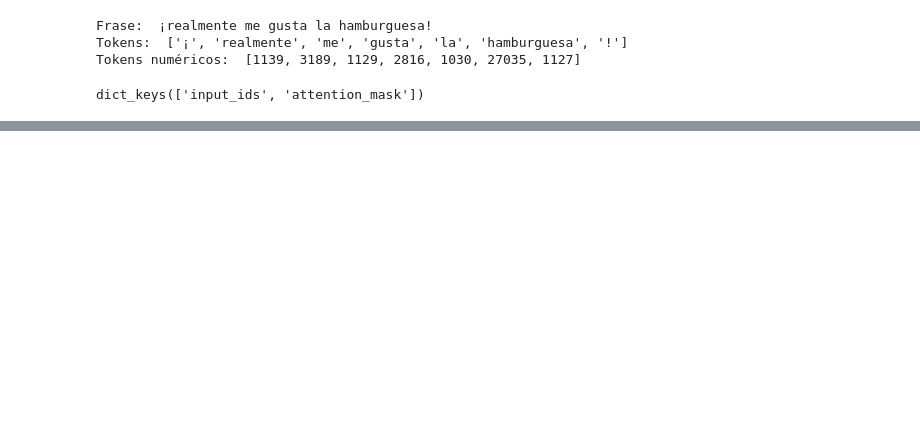
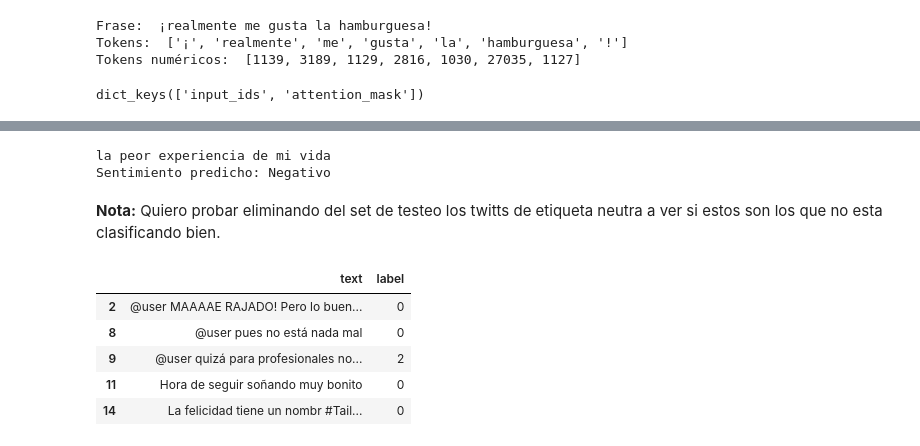
Before and after one commit to ivanpalenciab/Sentiment-analysis, a Jupyter notebook: sentiment_analysis.ipynb, the cells around one changed output, grey strips where cells are left out. Drawn from its saved outputs; the diff is of its cells as text; code cells hidden in the pictures; blank space fills up the shorter version.

```diff
--- a/sentiment_analysis.ipynb
+++ b/sentiment_analysis.ipynb
@@ -170,0 +346,8 @@ test_data_loader = data_loader(test_df, tokenizer, MAX_LEN, BATCH_SIZE)
+# %%
+#text = "esta fue una experiancia bastante desagradables, esperaba algo mejor."
+text ="la peor experiencia de mi vida"
+
+classifySentiment(text)
+# %% [output]
+la peor experiencia de mi vida
+Sentimiento predicho: Negativo
@@ -170,0 +361,12 @@ test_data_loader = data_loader(test_df, tokenizer, MAX_LEN, BATCH_SIZE)
+# %% [markdown]
+**Nota:** Quiero probar eliminando del set de testeo los twitts de etiqueta neutra a ver si estos son los que no esta clasificando bien.
+# %%
+test_df_no_neu = test_df[test_df["label"]!=1]
+test_df_no_neu.head()
+# %% [output]
+|  | text | label |
+| 2 | @user MAAAAE RAJADO! Pero lo buen... | 0 |
+| 8 | @user pues no está nada mal | 0 |
+| 9 | @user quizá para profesionales no... | 2 |
+| 11 | Hora de seguir soñando muy bonito | 0 |
+| 14 | La felicidad tiene un nombr #Tail... | 0 |
```
Also changed, not shown: parts of 26 cells of this notebook.
